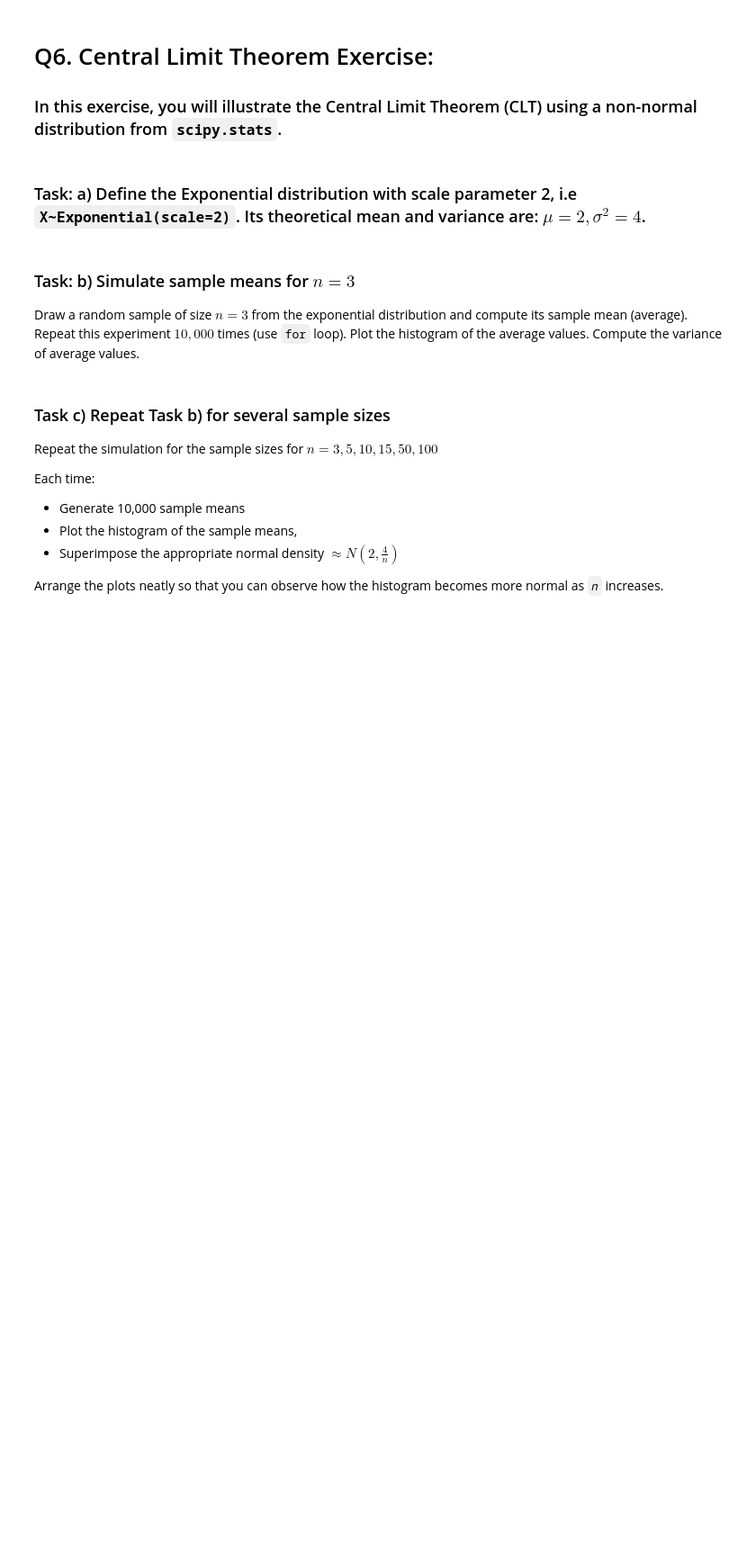
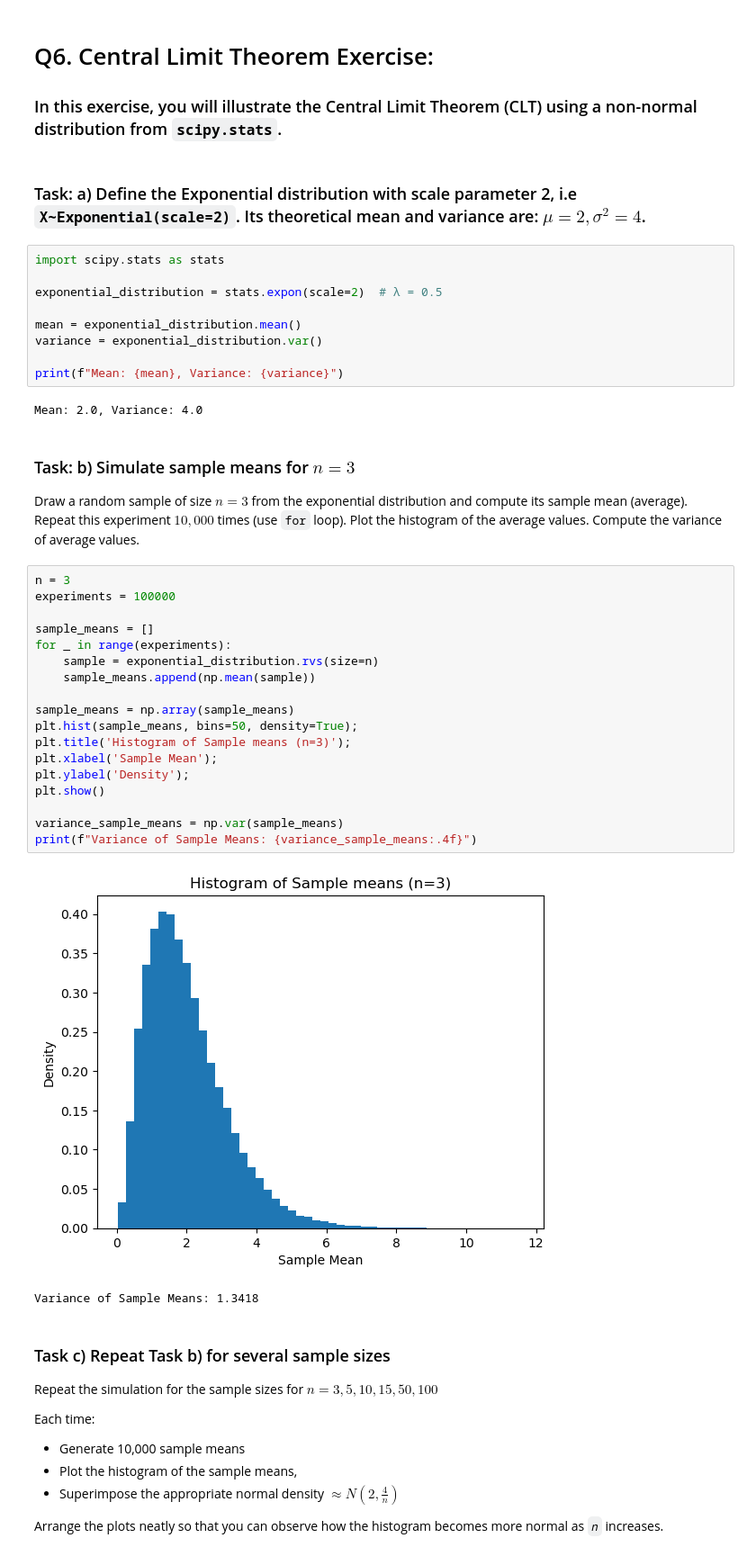
Before and after one commit to Amolsingh/IITB-DSAI, a Jupyter notebook: Programming for machine learning/Assignments/Assignment_4_new.ipynb, the cells around one changed output. Shown at 90% size. Saved outputs shown, nothing was run; the diff lists cells and outputs as text; blank space fills up the shorter version.

```diff
--- a/Programming for machine learning/Assignments/Assignment_4_new.ipynb
+++ b/Programming for machine learning/Assignments/Assignment_4_new.ipynb
@@ -268,9 +337,41 @@ for a given value of $k$.
 ### In this exercise, you will illustrate the Central Limit Theorem (CLT) using a non-normal distribution from `scipy.stats`.
 # %% [markdown]
 ### Task: a) Define the Exponential distribution with scale parameter 2, i.e `X∼Exponential(scale=2)`. Its theoretical mean and variance are: $μ=2,σ^2=4$.
+# %%
+import scipy.stats as stats
+
+exponential_distribution = stats.expon(scale=2)  # λ = 0.5
+
+mean = exponential_distribution.mean()
+variance = exponential_distribution.var()
+
+print(f"Mean: {mean}, Variance: {variance}")
+# %% [output]
+Mean: 2.0, Variance: 4.0
 # %% [markdown]
 ### Task: b) Simulate sample means for $𝑛=3$
 Draw a random sample of size $𝑛=3$ from the exponential distribution and compute its sample mean (average). Repeat this experiment $10,000$ times (use `for` loop).  Plot the histogram of the average values. Compute the variance of average values.
+# %%
+n = 3
+experiments = 100000
+
+sample_means = []
+for _ in range(experiments):
+    sample = exponential_distribution.rvs(size=n)
+    sample_means.append(np.mean(sample))
+
+sample_means = np.array(sample_means)
+plt.hist(sample_means, bins=50, density=True);
+plt.title('Histogram of Sample means (n=3)');
+plt.xlabel('Sample Mean');
+plt.ylabel('Density');
+plt.show()
+
+variance_sample_means = np.var(sample_means)
+print(f"Variance of Sample Means: {variance_sample_means:.4f}")
+# %% [output]
+[figure, added]
+Variance of Sample Means: 1.3418
 # %% [markdown]
 
 ### Task c) Repeat Task b) for several sample sizes
```
Also changed, not shown: parts of 6 cells of this notebook.
